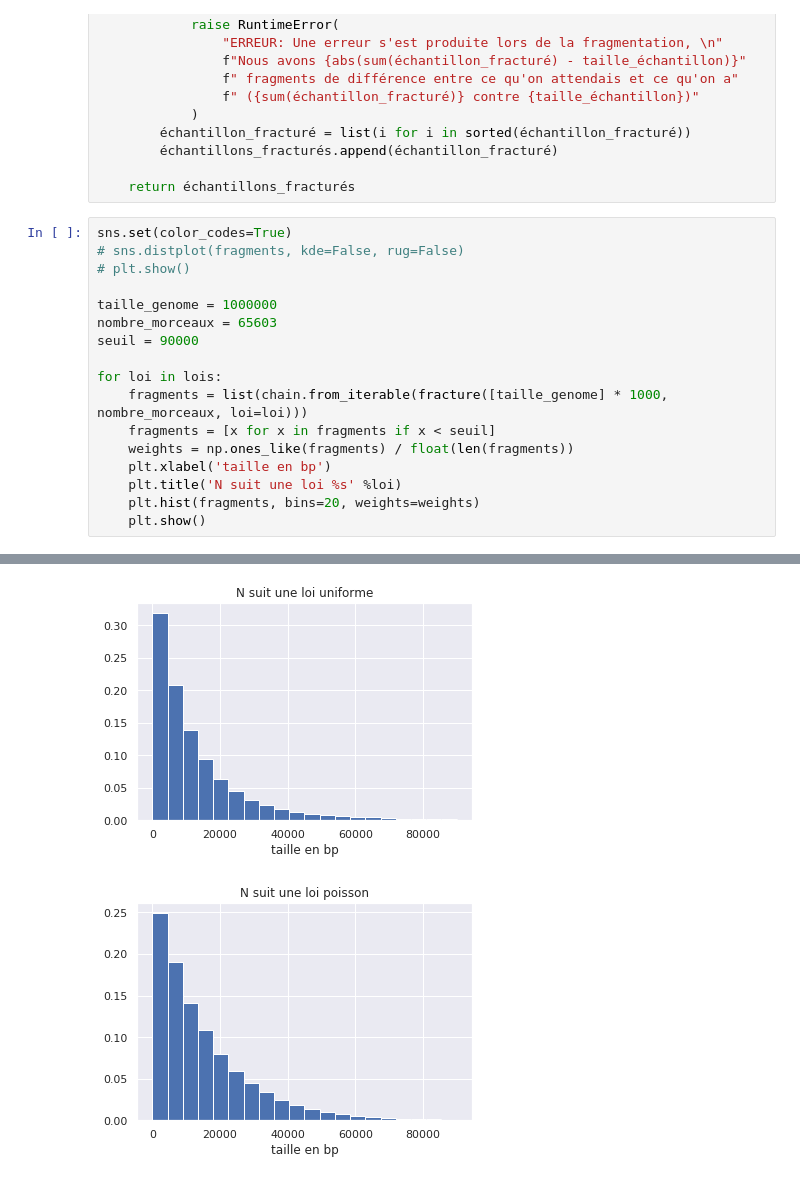
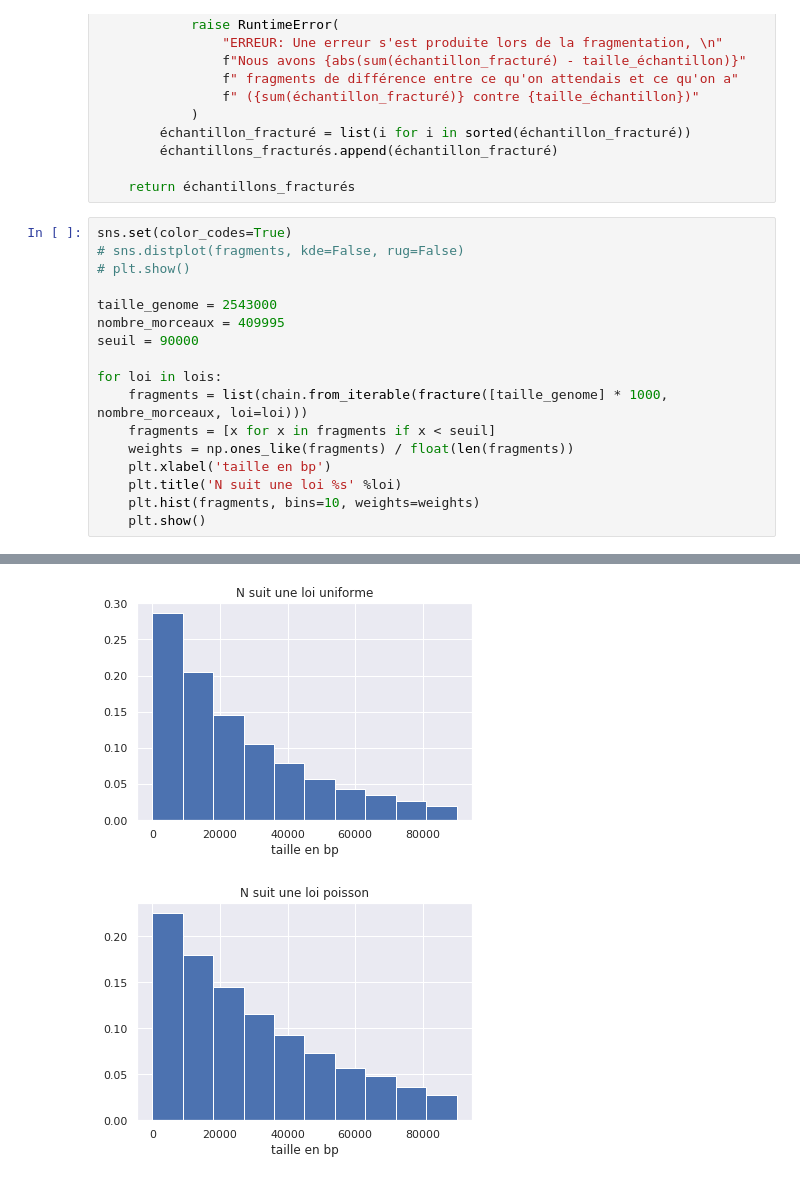
Before and after one commit to aminaghoul/reads_seq, a Jupyter notebook: generer_normale.ipynb, the cells around one changed output, grey strips where cells are left out. Drawn from its saved outputs; the diff is of its cells as text.

```diff
--- a/generer_normale.ipynb
+++ b/generer_normale.ipynb
@@ -123,8 +215,8 @@ sns.set(color_codes=True)
 # sns.distplot(fragments, kde=False, rug=False)
 # plt.show()
 
-taille_genome = 1000000
-nombre_morceaux = 65603
+taille_genome = 2543000
+nombre_morceaux = 409995
 seuil = 90000
 
 for loi in lois:
@@ -133,6 +225,6 @@ for loi in lois:
     weights = np.ones_like(fragments) / float(len(fragments))
     plt.xlabel('taille en bp')
     plt.title('N suit une loi %s' %loi)
-    plt.hist(fragments, bins=20, weights=weights)
+    plt.hist(fragments, bins=10, weights=weights)
     plt.show()
 # %% [output]
@@ -140,4 +232,4 @@ for loi in lois:
-[figure, old version]
+[figure, new version]
-[figure, old version]
+[figure, new version]
 # %%
 t=[1,1,1,1,1,1,1,1,1,2,2,2,2,2,3,2.5,3,4,4.5,5,6,6.5,7,9,8,10,9]
```
Also changed, not shown: parts of 6 cells of this notebook.
